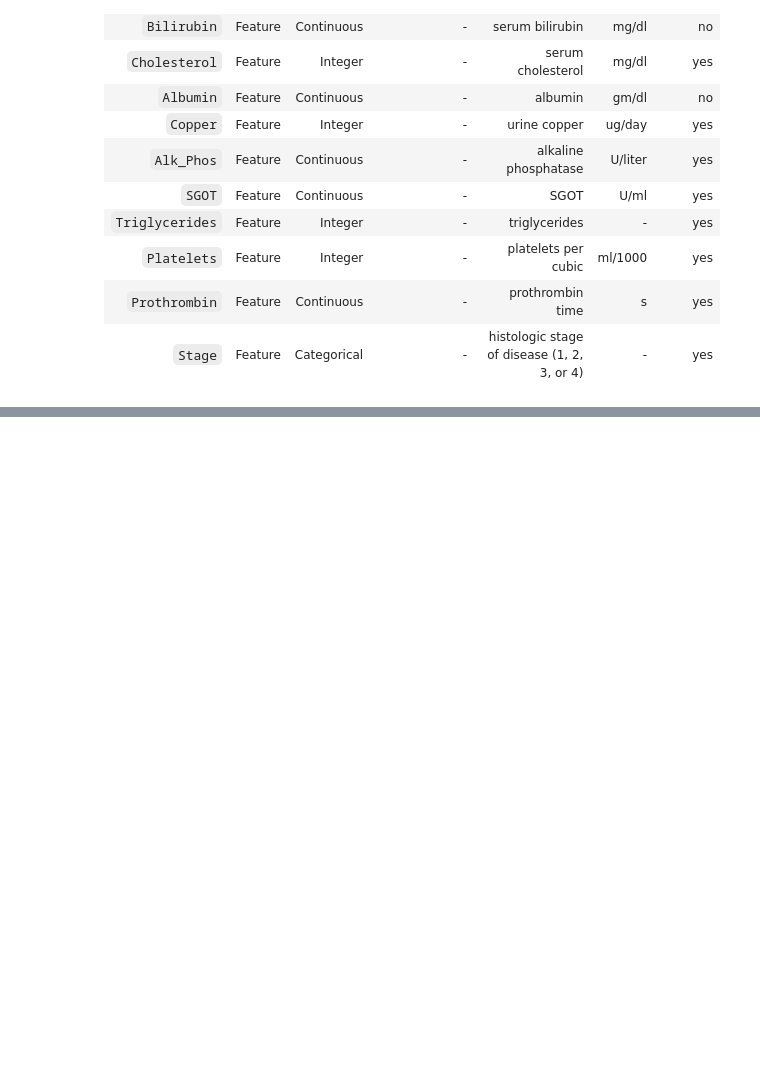
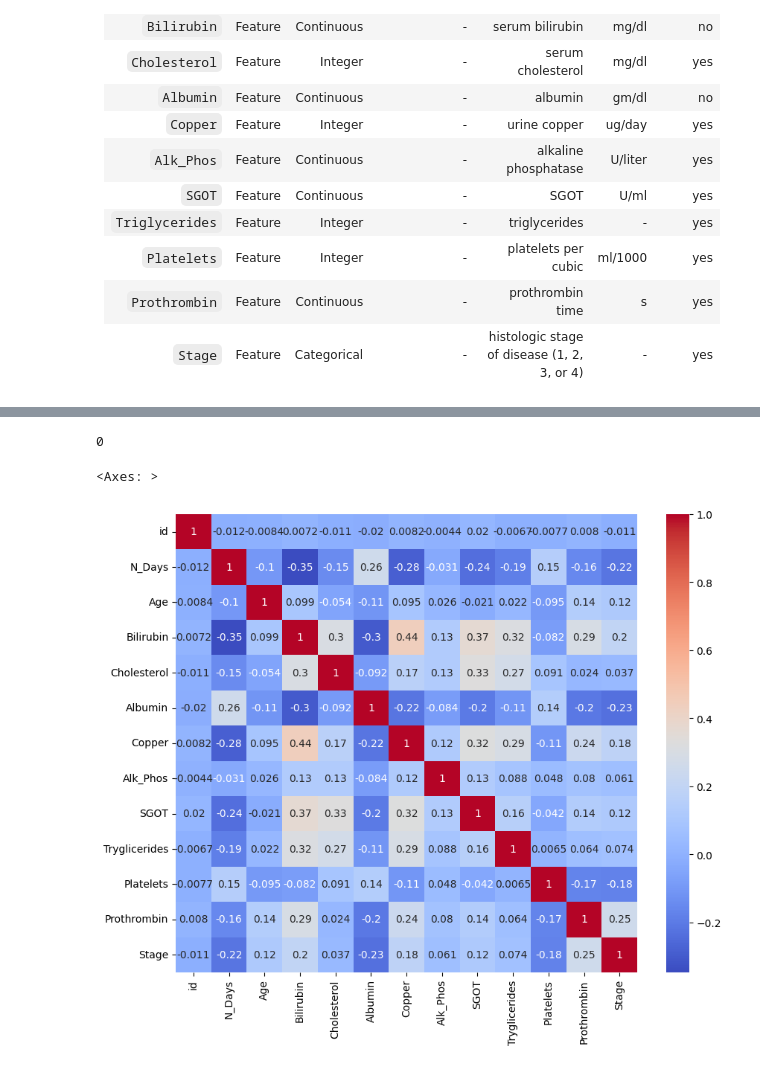
Before and after one commit to MSWinds/MultiClassCirrhosisPrognosis, a Jupyter notebook: data_exp.ipynb, the cells around one changed output, grey strips where cells are left out. Saved outputs shown, nothing was run; the diff lists cells and outputs as text; code cells hidden in the pictures; blank space fills up the shorter version.

Commit message:
cleaned train/test data

```diff
--- a/data_exp.ipynb
+++ b/data_exp.ipynb
@@ -66,0 +99,13 @@ pandas.value_counts is deprecated and will be removed in a future version. Use p
+# %%
+# check duplicate
+train.duplicated().sum()
+# %% [output]
+0
+# %%
+# print heatmap for all the numerical columns
+plt.figure(figsize=(10, 8))
+num_cols = train.select_dtypes(include=np.number).columns
+sns.heatmap(train[num_cols].corr(), annot=True, cmap='coolwarm')
+# %% [output]
+<Axes: >
+[figure, added]
```
Also changed, not shown: parts of 10 cells of this notebook, 2 other files.
